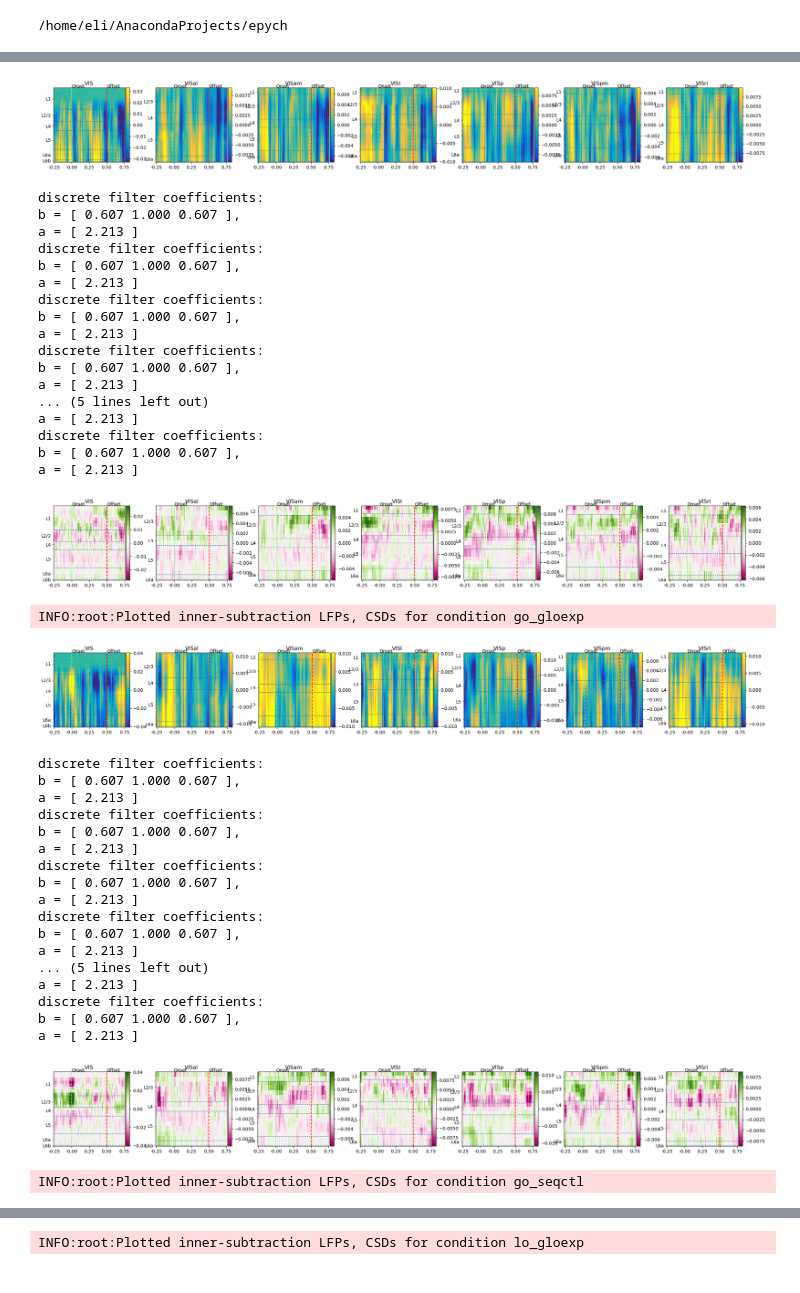
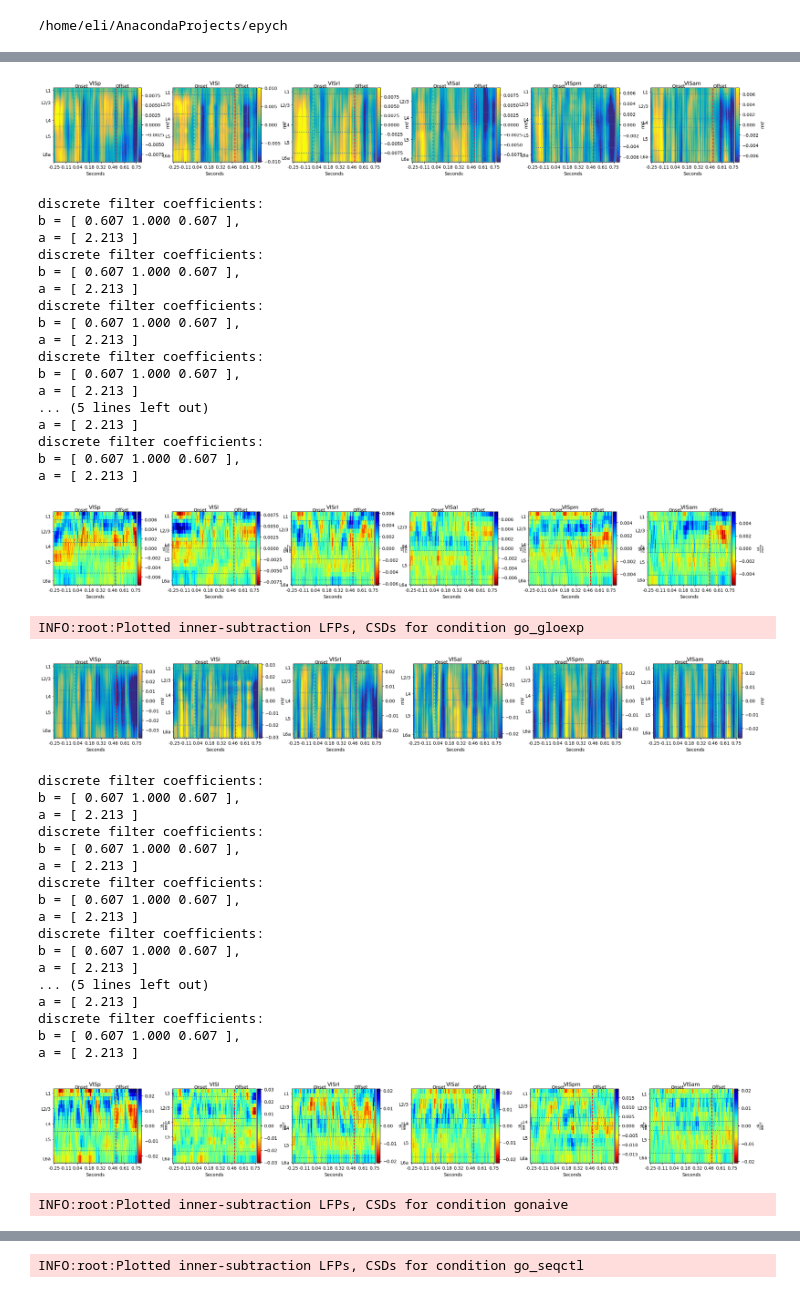
Before and after one commit to BastosLab/electropysiology, a Jupyter notebook: notebooks/passiveglo/aligned_grand4minus3_csds.ipynb, the cells around one changed output, grey strips where cells are left out. Cells and saved outputs as stored; diff of their text form; code cells hidden in the pictures.

Commit message:
notebooks.passiveglo.aligned_grand4minus3_csds: plot deconfounded CSDs
Signed-off-by: Eli Sennesh <eli.sennesh@vanderbilt.edu>

```diff
--- a/notebooks/passiveglo/aligned_grand4minus3_csds.ipynb
+++ b/notebooks/passiveglo/aligned_grand4minus3_csds.ipynb
@@ -24,7 +24,7 @@ from epych.statistics import alignment
 # %%
 logging.basicConfig(level=logging.INFO)
 # %%
-CONDITIONS = ["go_gloexp", "go_seqctl", "lo_gloexp", "lonaive", "lo_rndctl", "igo_seqctl"]
+CONDITIONS = ["go_gloexp", "gonaive", "go_seqctl", "lo_gloexp", "lonaive", "lo_rndctl", "igo_seqctl"]
 PRETRIAL_SECONDS = 0.5
 POSTTRIAL_SECONDS = 0.5
 # %%
@@ -68,8 +68,6 @@ for cond in CONDITIONS:
                       for k, v in trials.signals.items()}
         for k, v in subtracted.items():
             subtracted[k] = v.shift_timestamps(-OFFSET)
-            subtracted[k]._data = subtracted[k]._data.magnitude
-            subtracted[k]._timestamps = subtracted[k].times.magnitude
         subtraction = epych.recording.Sampling(epych.recording.empty_intervals(), trials.trials, trials.units,
                                                **subtracted)
         subtractions[cond] = subtraction
@@ -83,16 +82,20 @@ INFO:root:Subtracted adapted from oddball trials in LFPs for condition lo_gloexp
 INFO:root:Subtracted adapted from oddball trials in LFPs for condition lonaive
 INFO:root:Subtracted adapted from oddball trials in LFPs for condition lo_rndctl
 INFO:root:Subtracted adapted from oddball trials in LFPs for condition igo_seqctl
+# %%
+anatomical_areas = ['VISp', 'VISl', 'VISrl', 'VISal', 'VISpm', 'VISam']
 # %%
 for cond in CONDITIONS:
     erp = subtractions[cond].erp()
-    erp.baseline_correct(0, OFFSET.magnitude).plot(**EVENTS)
+    erp.baseline_correct(0, OFFSET.magnitude).plot(signals=anatomical_areas, **EVENTS)
 
     csd = erp.smap(lambda sig: sig.median_filter().downsample(4).current_source_density(depth_column="vertical")).erp()
-    csd.plot(cmap='PiYG', **EVENTS)
+    for sig in csd.signals.values():
+        sig._data = sig.data.rescale('nA / mm**2')
+    csd.plot(signals=anatomical_areas, **EVENTS, cmap="jet_r")
     logging.info("Plotted inner-subtraction LFPs, CSDs for condition %s" % cond)
 # %% [output]
-[figure, old version]
+[figure, new version]
 discrete filter coefficients:
 b = [ 0.607 1.000 0.607 ],
 a = [ 2.213 ]
@@ -110,9 +113,9 @@ a = [ 2.213 ]
 discrete filter coefficients:
 b = [ 0.607 1.000 0.607 ],
 a = [ 2.213 ]
-[figure, old version]
+[figure, new version]
 INFO:root:Plotted inner-subtraction LFPs, CSDs for condition go_gloexp
-[figure, old version]
+[figure, new version]
 discrete filter coefficients:
 b = [ 0.607 1.000 0.607 ],
 a = [ 2.213 ]
@@ -130,5 +133,5 @@ a = [ 2.213 ]
 discrete filter coefficients:
 b = [ 0.607 1.000 0.607 ],
 a = [ 2.213 ]
-[figure, old version]
+[figure, new version]
-INFO:root:Plotted inner-subtraction LFPs, CSDs for condition go_seqctl
+INFO:root:Plotted inner-subtraction LFPs, CSDs for condition gonaive
@@ -154 +157 @@ a = [ 2.213 ]
-INFO:root:Plotted inner-subtraction LFPs, CSDs for condition lo_gloexp
+INFO:root:Plotted inner-subtraction LFPs, CSDs for condition go_seqctl
```
Also changed, not shown: parts of 2 cells of this notebook.
